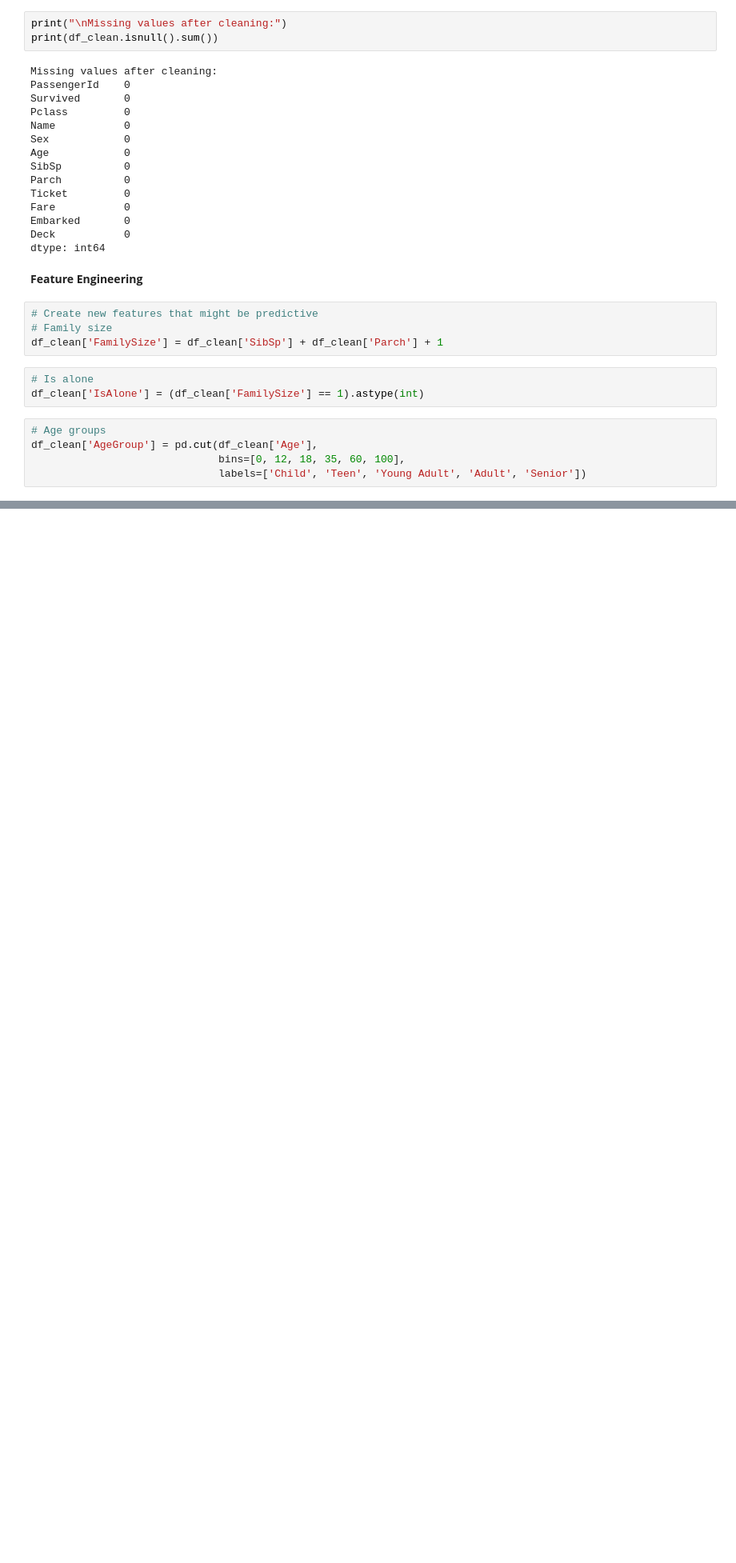
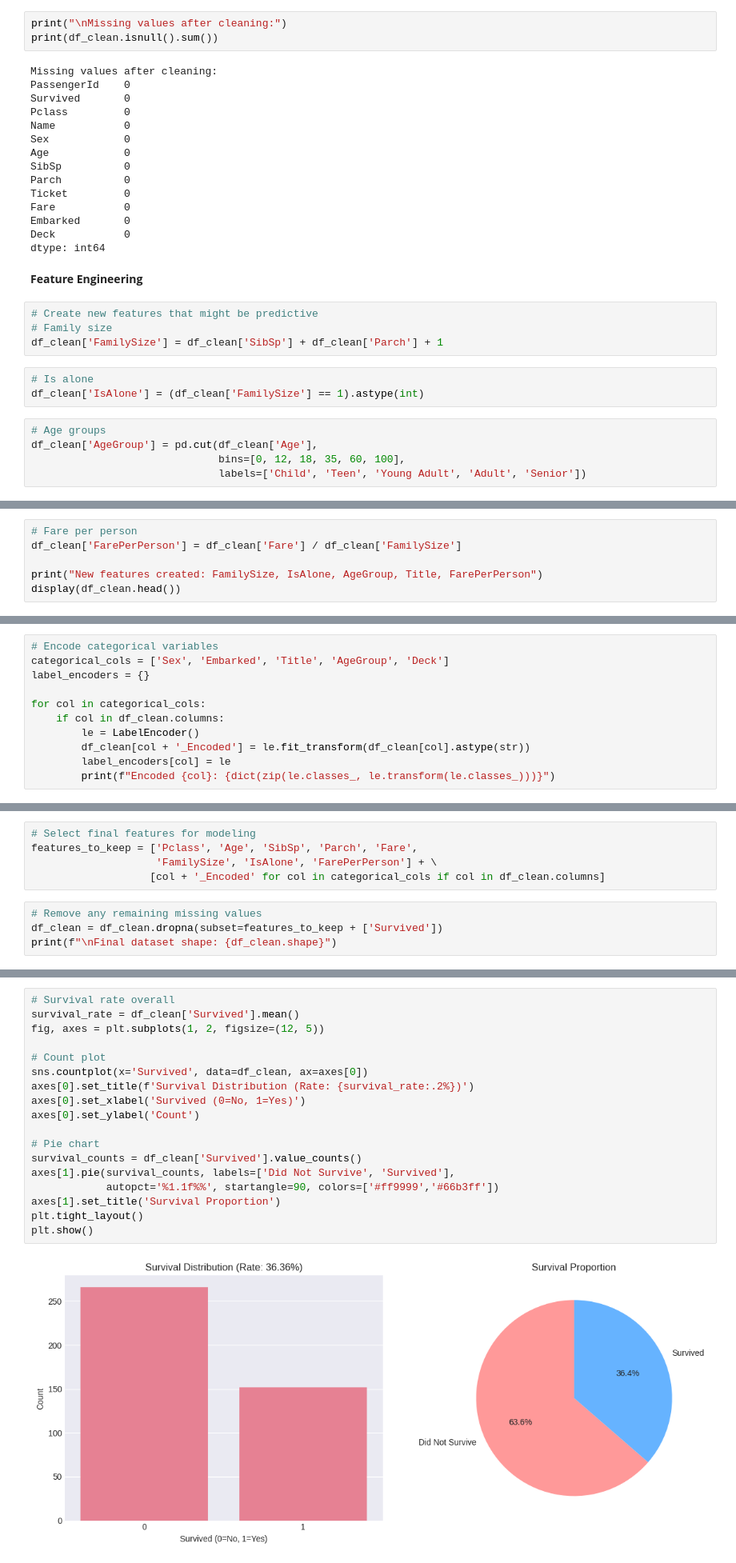
Before and after one commit to bouyassine11/Beginner-Level---Titanic-Survival-Prediction, a Jupyter notebook: notebook.ipynb, the cells around one changed output, grey strips where cells are left out. Shown at 80% size. Drawn from its saved outputs; the diff is of its cells as text; blank space fills up the shorter version.

Commit message:
Data Cleaning & Preprocessing

```diff
--- a/notebook.ipynb
+++ b/notebook.ipynb
@@ -217,0 +224,6 @@ df_clean['AgeGroup'] = pd.cut(df_clean['Age'],
+# %%
+# Fare per person
+df_clean['FarePerPerson'] = df_clean['Fare'] / df_clean['FamilySize']
+
+print("New features created: FamilySize, IsAlone, AgeGroup, Title, FarePerPerson")
+display(df_clean.head())
@@ -217,0 +260,11 @@ df_clean['AgeGroup'] = pd.cut(df_clean['Age'],
+# %%
+# Encode categorical variables
+categorical_cols = ['Sex', 'Embarked', 'Title', 'AgeGroup', 'Deck']
+label_encoders = {}
+
+for col in categorical_cols:
+    if col in df_clean.columns:
+        le = LabelEncoder()
+        df_clean[col + '_Encoded'] = le.fit_transform(df_clean[col].astype(str))
+        label_encoders[col] = le
+        print(f"Encoded {col}: {dict(zip(le.classes_, le.transform(le.classes_)))}")
@@ -217,0 +287,9 @@ df_clean['AgeGroup'] = pd.cut(df_clean['Age'],
+# %%
+# Select final features for modeling
+features_to_keep = ['Pclass', 'Age', 'SibSp', 'Parch', 'Fare',
+                    'FamilySize', 'IsAlone', 'FarePerPerson'] + \
+                   [col + '_Encoded' for col in categorical_cols if col in df_clean.columns]
+# %%
+# Remove any remaining missing values
+df_clean = df_clean.dropna(subset=features_to_keep + ['Survived'])
+print(f"\nFinal dataset shape: {df_clean.shape}")
@@ -217,0 +302,20 @@ df_clean['AgeGroup'] = pd.cut(df_clean['Age'],
+# %%
+# Survival rate overall
+survival_rate = df_clean['Survived'].mean()
+fig, axes = plt.subplots(1, 2, figsize=(12, 5))
+
+# Count plot
+sns.countplot(x='Survived', data=df_clean, ax=axes[0])
+axes[0].set_title(f'Survival Distribution (Rate: {survival_rate:.2%})')
+axes[0].set_xlabel('Survived (0=No, 1=Yes)')
+axes[0].set_ylabel('Count')
+
+# Pie chart
+survival_counts = df_clean['Survived'].value_counts()
+axes[1].pie(survival_counts, labels=['Did Not Survive', 'Survived'],
+            autopct='%1.1f%%', startangle=90, colors=['#ff9999','#66b3ff'])
+axes[1].set_title('Survival Proportion')
+plt.tight_layout()
+plt.show()
+# %% [output]
+[figure, added]
```
Also changed, not shown: parts of 15 cells of this notebook.
